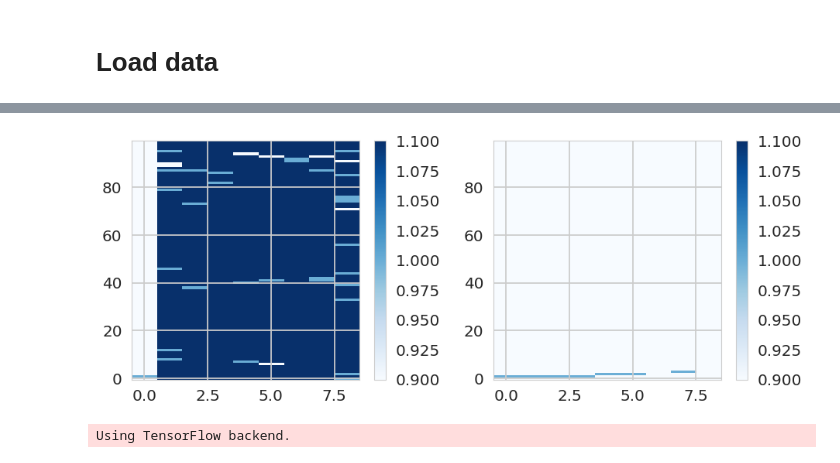
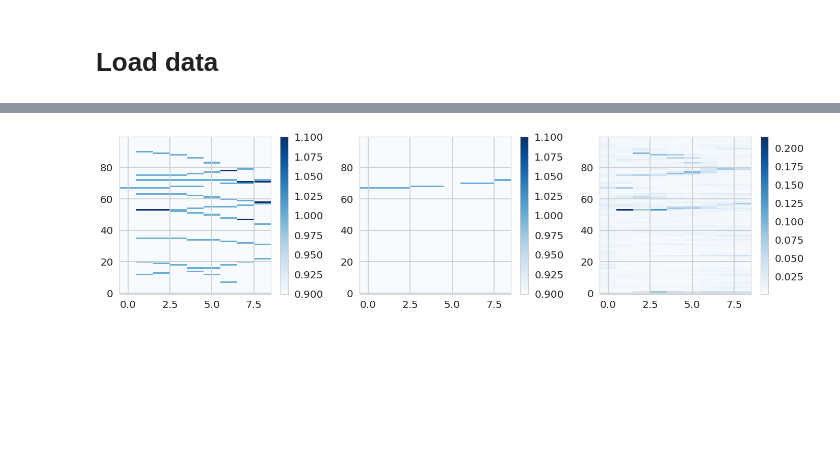
Before and after one commit to jmduarte/trackml-seattle, a Jupyter notebook: LSTM_Model.ipynb, the cells around one changed output, grey strips where cells are left out. Saved outputs shown, nothing was run; the diff lists cells and outputs as text; code cells hidden in the pictures; blank space fills up the shorter version.

Commit message:
update 2d and 3d LSTM models

```diff
--- a/LSTM_Model.ipynb
+++ b/LSTM_Model.ipynb
@@ -43,13 +43,2 @@ from dataset import load_hit_generator, load_hit_truth_generator, load_hit_parti
 # %%
 data_path = "./training/"
-# %%
-event_truth_generator = load_hit_truth_generator(data_path)
-event_id, event, truth = next(event_truth_generator)
-
-
-event['r'] = np.hypot(event['x'],event['y'])
-event['phi'] = np.arctan2(event['y'], event['x'])
-
-first_layer = event.loc[(event['r']<40)]
-remaining_layers = event.loc[(event['r']>=40)]
-truth_first_layer = truth.loc[(event['r']<40)]
@@ -165,0 +228,14 @@ Preparing training data...
+# %%
+# Split train and validation sets
+from sklearn.model_selection import train_test_split
+X_train_val, X_test, y_train_val, y_test = train_test_split(train_input, train_target,
+                                                                        test_size=0.2, random_state=42)
+
+X_train_val_2d, X_test_2d, y_train_val_2d, y_test_2d = train_test_split(train_input_2d, train_target_2d,
+                                                                        test_size=0.2, random_state=42)
+# %%
+print('Starting 3d training...')
+model = build_model(150, r_bins, phi_bins, z_bins)
+model.summary()
+history = model.fit(X_train_val, y_train_val, batch_size=128,
+                    validation_split = 0.25, shuffle = True, epochs=100)
@@ -166,30 +284,20 @@ Preparing training data...
 # %%
-plt.figure(figsize=(12,5))
-plt.subplot(1,2,1)
-im = plt.imshow(np.sum(train_input[2],axis=-1).T, interpolation='none',
+# 3d model input, target, and prediction
+ii = 17 # sample number
+plt.figure(figsize=(18,5))
+plt.subplot(1,3,1)
+im = plt.imshow(np.sum(X_test[ii],axis=-1).T, interpolation='none',
                aspect='auto', origin='lower', vmin=1, vmax=1, cmap='Blues')
 plt.colorbar(im)
-plt.subplot(1,2,2)
-t_im = plt.imshow(np.sum(train_target[2],axis=-1).T, interpolation='none',
-               aspect='auto', origin='lower', vmin=1, vmax=1, cmap='Blues')
+plt.subplot(1,3,2)
+t_im = plt.imshow(np.sum(y_test[ii],axis=-1).T, interpolation='none',
+               aspect='auto', origin='lower',vmin=1, vmax=1, cmap='Blues')
 plt.colorbar(t_im)
+plt.subplot(1,3,3)
+predict = model.predict(X_test[ii:ii+1,:,:,:])
+p_im = plt.imshow(np.sum(predict[0],axis=-1).T, interpolation='none',
+               aspect='auto', origin='lower', cmap='Blues')
+plt.colorbar(p_im)
 plt.tight_layout()
 # %% [output]
-[figure, old version]
+[figure, new version]
-# %%
-import keras
-from keras.layers import Input, Dense, LSTM, TimeDistributed, Reshape
-from keras.models import Model
-def build_model(num_hidden, length, dim1, dim2,
-                loss='categorical_crossentropy',
-                optimizer='Nadam', metrics=['accuracy']):
-    inputs = Input(shape=(length, dim1, dim2),name='inputs')
-    reshape = Reshape((length, dim1*dim2),name='reshape_inputs')(inputs)
-    hidden = LSTM(units=num_hidden, return_sequences=True,name='lstm')(reshape)
-    dense = TimeDistributed(Dense(dim1*dim2, activation='softmax'),name='dense')(hidden)
-    outputs = Reshape((length, dim1, dim2),name='reshape_outputs')(dense)
-    model = Model(inputs=inputs, outputs=outputs)
-    model.compile(loss=loss, optimizer=optimizer, metrics=metrics)
-    return model
-# %% [output]
-Using TensorFlow backend.
```
Also changed, not shown: parts of 13 cells of this notebook, 1 other file.
